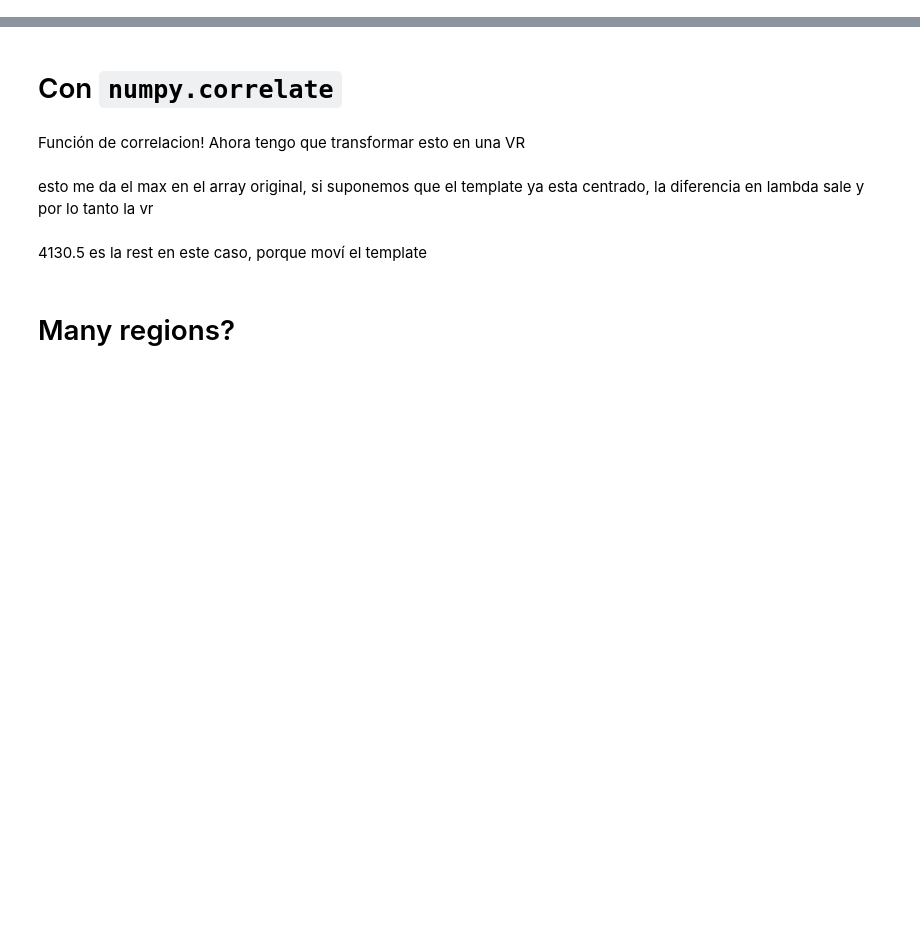
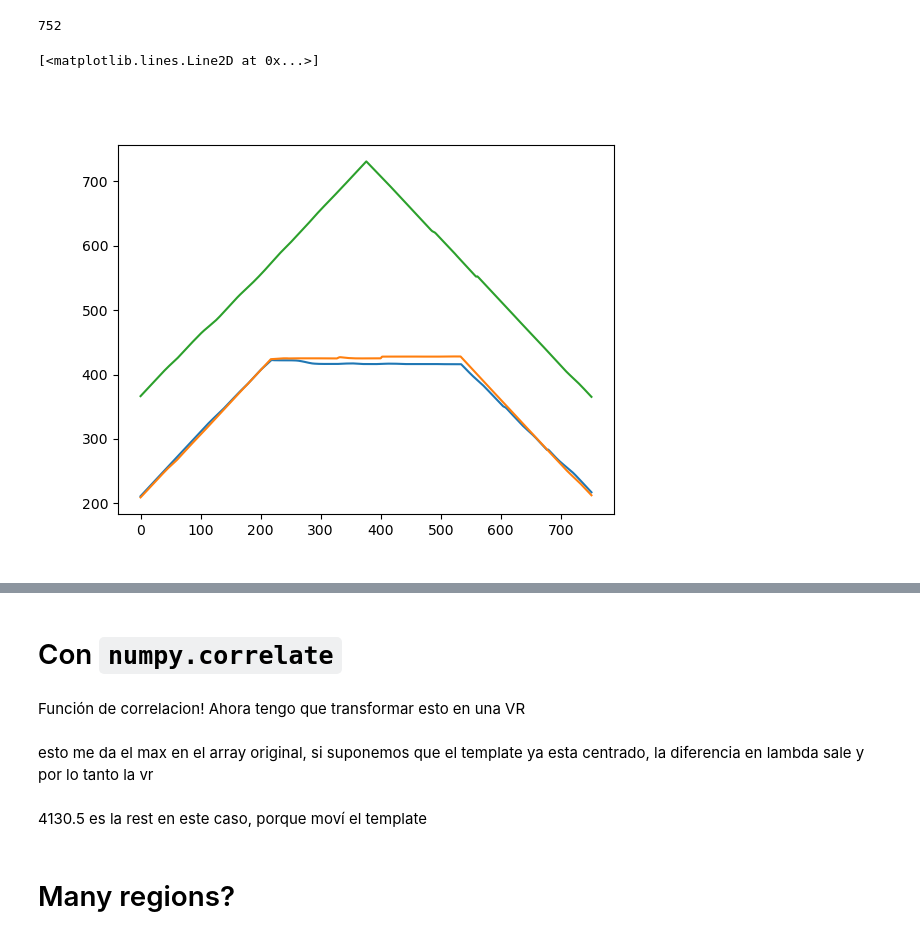
Before and after one commit to ebjordi/spectools, a Jupyter notebook: spectools/Cross-corr.ipynb, the cells around one changed output, grey strips where cells are left out. Drawn from its saved outputs; the diff is of its cells as text; code cells hidden in the pictures; blank space fills up the shorter version.

```diff
--- a/spectools/Cross-corr.ipynb
+++ b/spectools/Cross-corr.ipynb
@@ -44,0 +93,17 @@ b_move = rest(xx0,-80)
+# %%
+cor=np.correlate(a[masks],b[mask2],'same')
+cor2=np.correlate(a[mask2],b[masks],'same')
+cor3=np.correlate(a[masks],b[masks],'same')
+len(cor3)
+# %% [output]
+752
+# %%
+%matplotlib widget
+plt.plot(range(752),cor)
+plt.plot(range(752),cor2)
+plt.plot(range(752),cor3)
+
+#no estan relacionados
+# %% [output]
+[<matplotlib.lines.Line2D at 0x...>]
+[figure, added]
```
Also changed, not shown: parts of 14 cells of this notebook, 1 other file.
